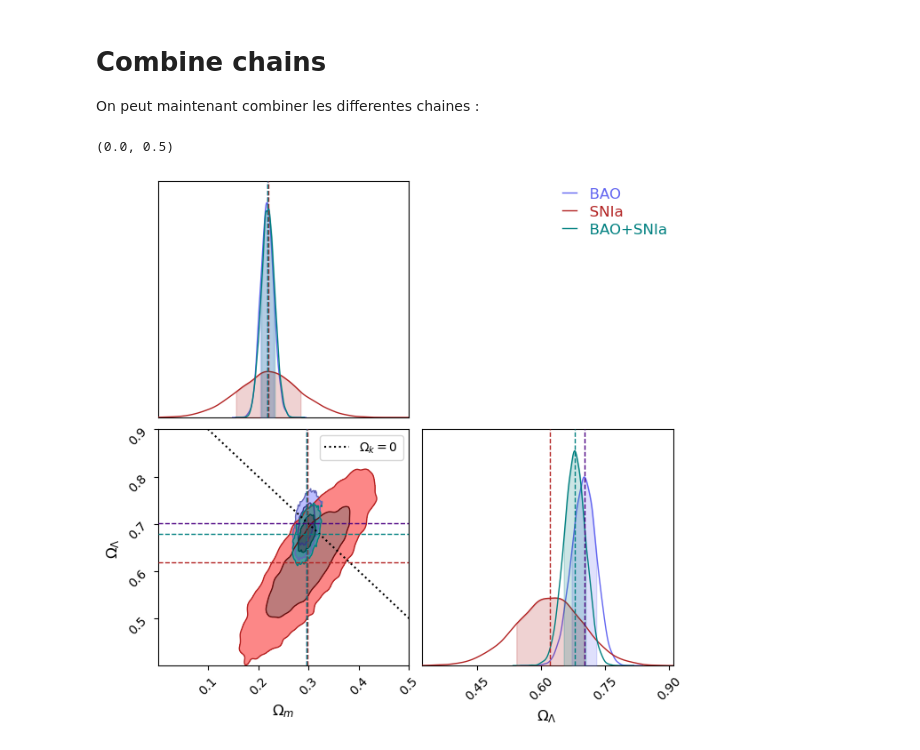
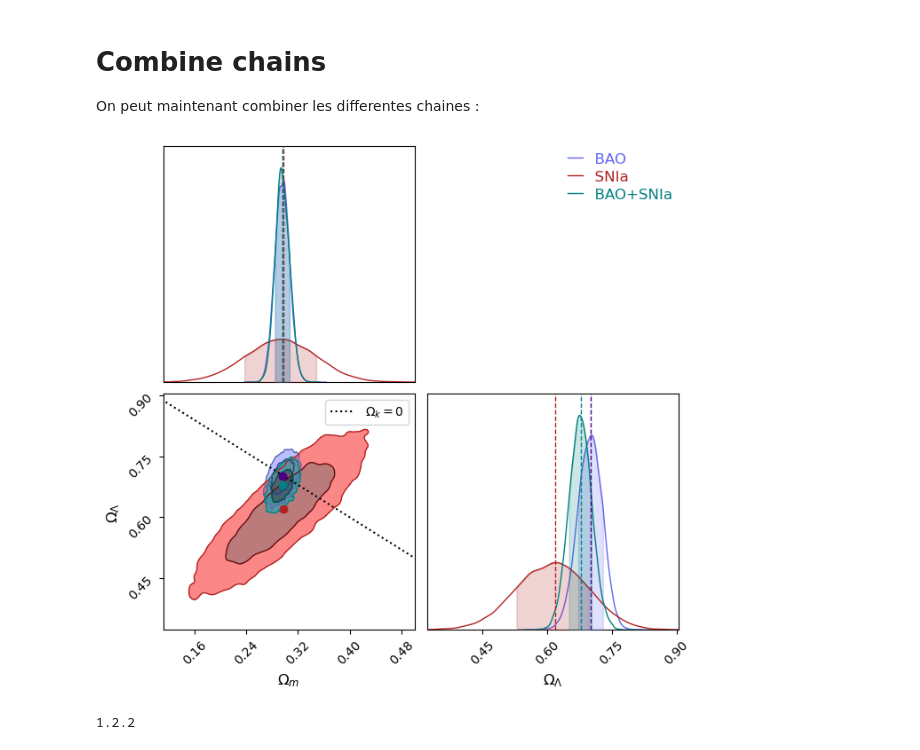
Before and after one commit to blhuillier/Olympiades, a Jupyter notebook: Data/run_MCMC.ipynb, the cells around one changed output. Saved outputs shown, nothing was run; the diff lists cells and outputs as text; code cells hidden in the pictures.

```diff
--- a/Data/run_MCMC.ipynb
+++ b/Data/run_MCMC.ipynb
@@ -422,13 +471,23 @@ if do_all:
     c = ChainConsumer().add_chain(chain_all)
     truth_all = Truth(
         location = {param: val for param,val in zip(params_all,res_all.x)},
-        color=col_all
+        color=col_all,
+        marker='.'
     )
     c.add_truth(truth_all)
-    # c.add
-    # fig=c.plotter.plot(filename="baosn.png")
-  # After creating the plot:
 
+# Set desired limits for specific parameters
+c.set_plot_config(
+    PlotConfig(
+        # shade=True,
+        # legend=True,
+        # figsize=(6, 6),
+        parameters={
+            r"$\Omega_\Lambda$": {"range": (0.4, 0.9)},
+            r"$\Omega_m$": {"range": (0,0.5)},
+        }
+    )
+)
   # After creating the plot:
 fig = c.plotter.plot()
 ax = fig.get_axes()[2]
@@ -446,30 +505,48 @@ On peut maintenant combiner les differentes chaines :
 # %%
 if do_all:
 
     c = ChainConsumer()
     if do_BAO:
         c.add_chain(chain_bao)
         c.add_truth(truth_bao)
     if do_SN:
         c.add_chain(chain_snia)
         c.add_truth(truth_sn)
     c.add_chain(chain_all)
     c.add_truth(truth_all)
 
 
+# Set desired limits for specific parameters
+c.set_plot_config(
+    PlotConfig(
+        # shade=True,
+        # legend=True,
+        # figsize=(6, 6),
+        parameters={
+            r"$\Omega_\Lambda$": {"range": (0.4, 0.9)},
+            r"$\Omega_m$": {"range": (0,0.5)},
+        }
+    )
+)
+
 #   fig=c.plotter.plot()
 #   ax = fig.get_axes()[2]
 #   ax.plot([0,1],[1,0],ls=':',color='k', label='$\Omega_\Lambda=0$')
 #   plt.show()
 #   fig.savefig("tot.png",dpi=300)
 
   # After creating the plot:
 fig = c.plotter.plot()
 ax = fig.get_axes()[2]
 ax.plot([0, 1], [1, 0], ls=':', color='k', label=r'$\Omega_k=0$',zorder=10)
 ax.legend()
-ax.set_ylim(0.4,.9)
-ax.set_xlim(0,.5)
+# ax.set_ylim(0.4,.9)
+# ax.set_xlim(0,.5)
+fig.savefig("tot.png",dpi=300)
 # %% [output]
-(0.0, 0.5)
-[figure, old version]
+[figure, new version]
+# %%
+import chainconsumer
+print (chainconsumer.__version__)
+# %% [output]
+1.2.2
```
Also changed, not shown: parts of 7 cells of this notebook, 1 other file.
